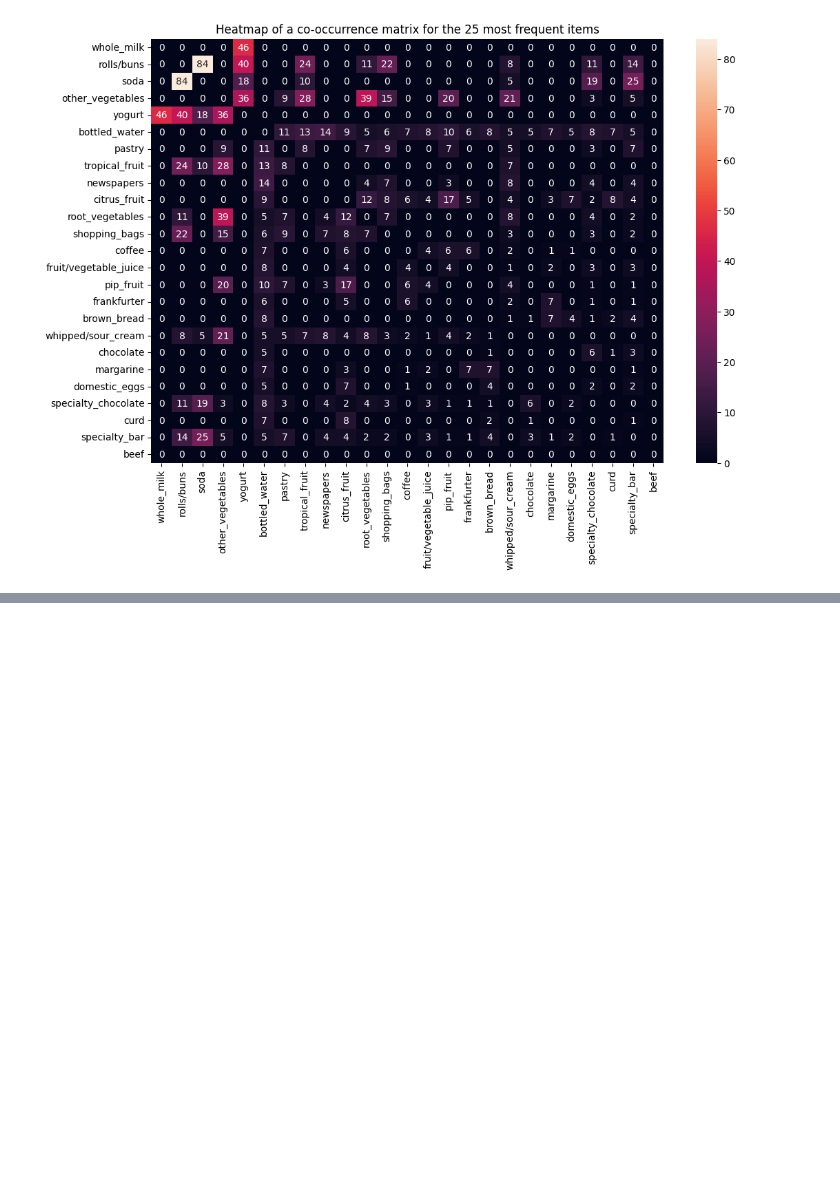
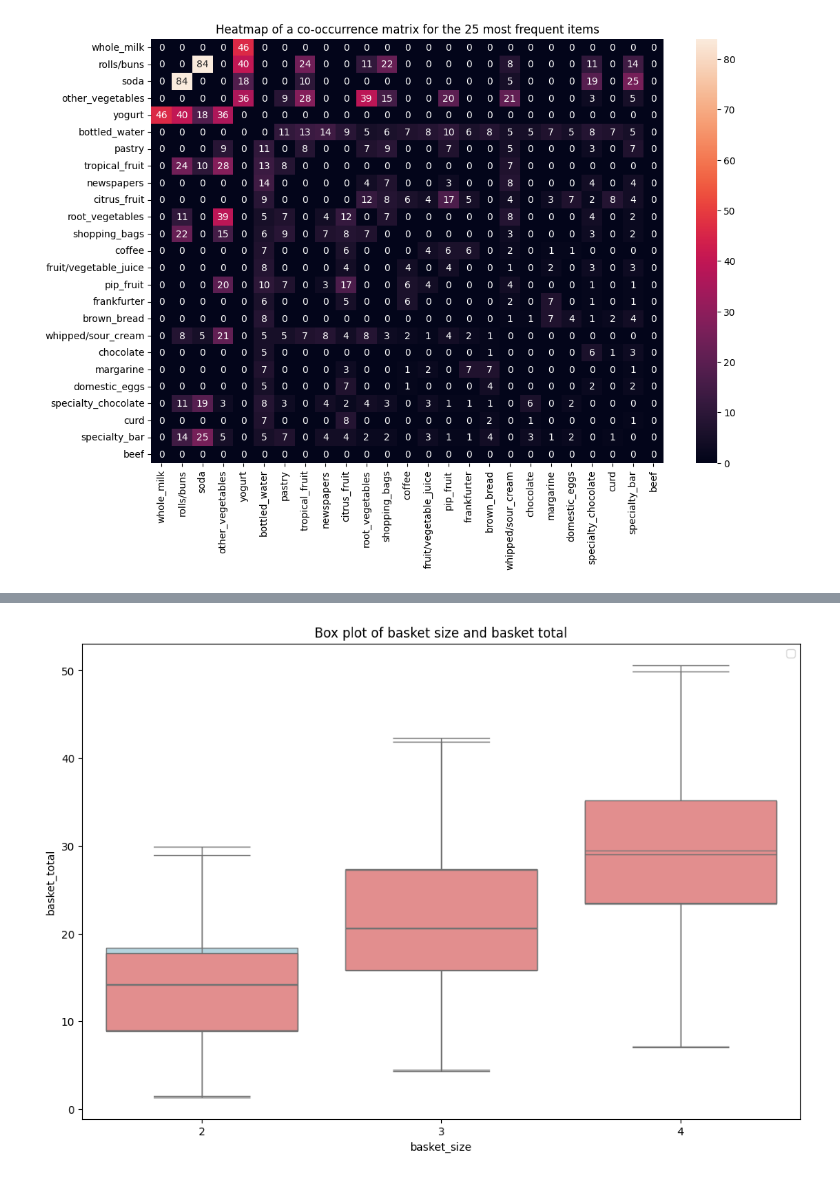
Before and after one commit to murodbecks/groceries_analysis, a Jupyter notebook: groceries_analysis.ipynb, the cells around one changed output, grey strips where cells are left out. Cells and saved outputs as stored; diff of their text form; code cells hidden in the pictures; blank space fills up the shorter version.

```diff
--- a/groceries_analysis.ipynb
+++ b/groceries_analysis.ipynb
@@ -506,0 +553,10 @@ plt.show();
+# %%
+perturbation_ratio = 0.1
+
+def perturb_prices(row) -> float:
+    perturbation_value = rng.uniform(1-perturbation_ratio, 1+perturbation_ratio)
+    new_price = row['price'] * perturbation_value
+    return round(new_price, 2)
+
+df_prices['perturbed_price'] = df_prices.apply(perturb_prices, axis=1)
+df_prices.head(5)
@@ -506,0 +570,15 @@ plt.show();
+# %%
+perturbed_price_dictionary = {}
+
+for _, row in df_prices.iterrows():
+    perturbed_price_dictionary[row['product']] = row['perturbed_price']
+
+def get_total_price(items: list[str], price_dictionary: dict = price_dictionary) -> float:
+    total_price = 0.0
+    for product in items:
+        total_price += price_dictionary[product]
+
+    return round(total_price, 2)
+
+df['perturbed_basket_total'] = df['items'].apply(lambda products: get_total_price(products, perturbed_price_dictionary))
+df.head(5)
@@ -506,0 +592,10 @@ plt.show();
+# %%
+fig, ax = plt.subplots(figsize=FIGURE_SIZE)
+sns.boxplot(x='basket_size', y='basket_total', data=df, ax=ax, color='lightblue')
+sns.boxplot(x='basket_size', y='perturbed_basket_total', data=df, ax=ax, color='lightcoral')
+plt.title("Box plot of basket size and basket total")
+# plt.savefig("files/basket-size_basket-total_hist.png")
+plt.legend()
+plt.show();
+# %% [output]
+[figure, added]
```
Also changed, not shown: parts of 44 cells of this notebook, 6 other files.
